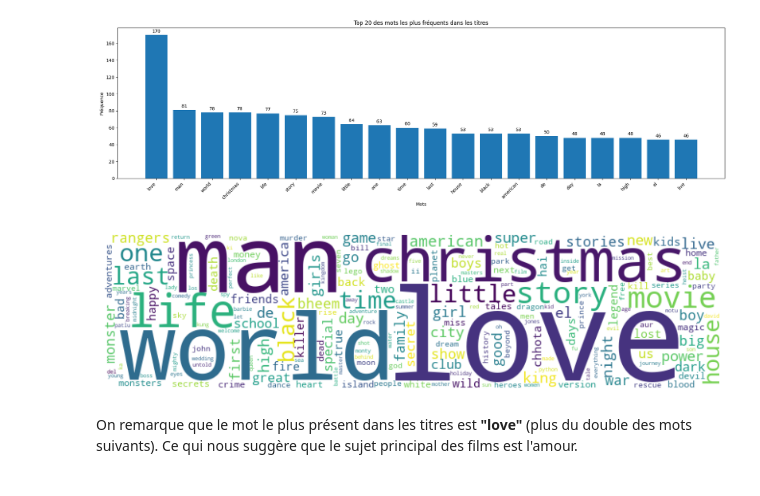
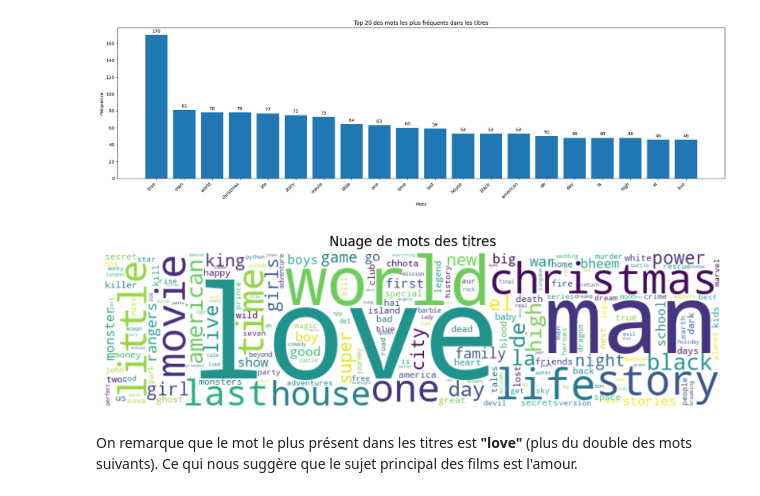
Before and after one commit to leo-carrey/Netflix-Insights, a Jupyter notebook: Netflix Data Analysis.ipynb, the cells around one changed output. Saved outputs shown, nothing was run; the diff lists cells and outputs as text; code cells hidden in the pictures.

Commit message:
Add title in wordclouds

```diff
--- a/Netflix Data Analysis.ipynb
+++ b/Netflix Data Analysis.ipynb
@@ -1025,14 +1024,15 @@ plt.show()
 # %%
 # On crée un nuage de mots
 wordcloud = WordCloud(width=800, height=200, background_color='white').generate_from_frequencies(title_word_freq)
 
 # On l'affiche
 plt.figure(figsize=(10, 5))
 plt.imshow(wordcloud, interpolation='bilinear')
 plt.axis('off')
+plt.title("Nuage de mots des titres")
 plt.show()
 # %% [output]
-[figure, old version]
+[figure, new version]
 # %% [markdown]
 On remarque que le mot le plus présent dans les titres est **"love"** (plus du double des mots suivants). Ce qui nous suggère que le sujet principal des films est l'amour.
 # %% [markdown]
```
Also changed, not shown: parts of 6 cells of this notebook.
